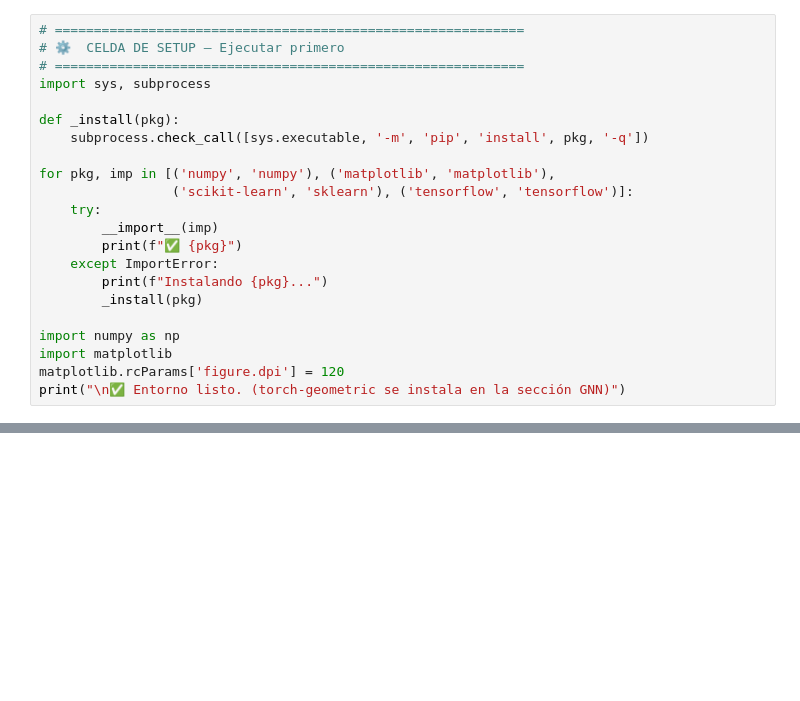
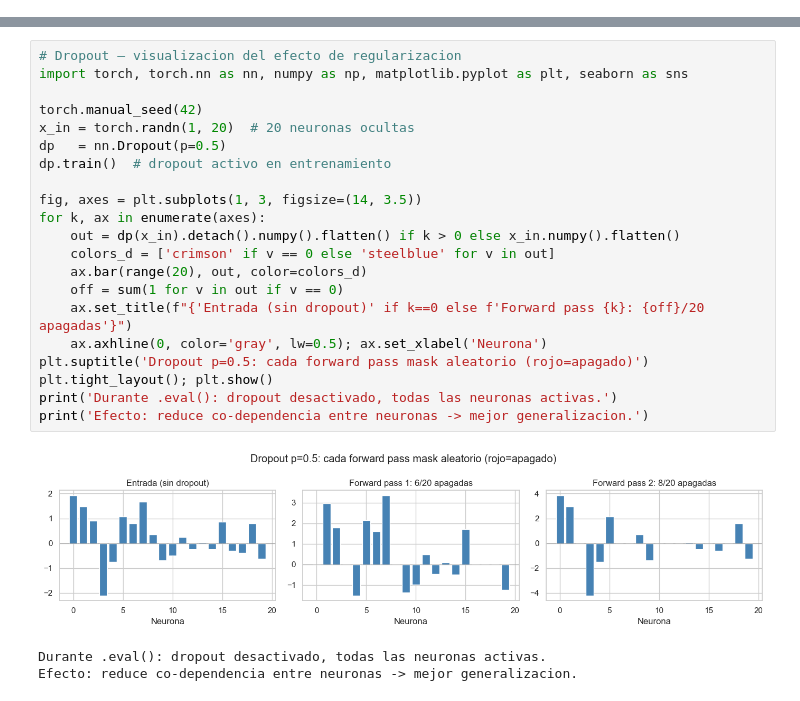
Before and after one commit to Multiagent-AI-Lab/Antigravity-Nano-Research-Multiagentic-Core, a Jupyter notebook: educational_content/unit_03_ml_nanomaterials/UNIDAD_3_PARTE2_REDES_NEURONALES.ipynb, the cells around one changed output, grey strips where cells are left out. Drawn from its saved outputs; the diff is of its cells as text; blank space fills up the shorter version.

```diff
--- a/educational_content/unit_03_ml_nanomaterials/UNIDAD_3_PARTE2_REDES_NEURONALES.ipynb
+++ b/educational_content/unit_03_ml_nanomaterials/UNIDAD_3_PARTE2_REDES_NEURONALES.ipynb
@@ -9,22 +0,0 @@
-# %%
-# ============================================================
-# ⚙️  CELDA DE SETUP — Ejecutar primero
-# ============================================================
-import sys, subprocess
-
-def _install(pkg):
-    subprocess.check_call([sys.executable, '-m', 'pip', 'install', pkg, '-q'])
-
-for pkg, imp in [('numpy', 'numpy'), ('matplotlib', 'matplotlib'),
-                 ('scikit-learn', 'sklearn'), ('tensorflow', 'tensorflow')]:
-    try:
-        __import__(imp)
-        print(f"✅ {pkg}")
-    except ImportError:
-        print(f"Instalando {pkg}...")
-        _install(pkg)
-
-import numpy as np
-import matplotlib
-matplotlib.rcParams['figure.dpi'] = 120
-print("\n✅ Entorno listo. (torch-geometric se instala en la sección GNN)")
@@ -1981,0 +211,25 @@ La Unidad 4 aplica todo lo aprendido aquí en problemas de alta complejidad:
+# %%
+# Dropout — visualizacion del efecto de regularizacion
+import torch, torch.nn as nn, numpy as np, matplotlib.pyplot as plt, seaborn as sns
+
+torch.manual_seed(42)
+x_in = torch.randn(1, 20)  # 20 neuronas ocultas
+dp   = nn.Dropout(p=0.5)
+dp.train()  # dropout activo en entrenamiento
+
+fig, axes = plt.subplots(1, 3, figsize=(14, 3.5))
+for k, ax in enumerate(axes):
+    out = dp(x_in).detach().numpy().flatten() if k > 0 else x_in.numpy().flatten()
+    colors_d = ['crimson' if v == 0 else 'steelblue' for v in out]
+    ax.bar(range(20), out, color=colors_d)
+    off = sum(1 for v in out if v == 0)
+    ax.set_title(f"{'Entrada (sin dropout)' if k==0 else f'Forward pass {k}: {off}/20 apagadas'}")
+    ax.axhline(0, color='gray', lw=0.5); ax.set_xlabel('Neurona')
+plt.suptitle('Dropout p=0.5: cada forward pass mask aleatorio (rojo=apagado)')
+plt.tight_layout(); plt.show()
+print('Durante .eval(): dropout desactivado, todas las neuronas activas.')
+print('Efecto: reduce co-dependencia entre neuronas -> mejor generalizacion.')
+# %% [output]
+[figure, added]
+Durante .eval(): dropout desactivado, todas las neuronas activas.
+Efecto: reduce co-dependencia entre neuronas -> mejor generalizacion.
```
Also changed, not shown: parts of 61 cells of this notebook, 9 other files.
